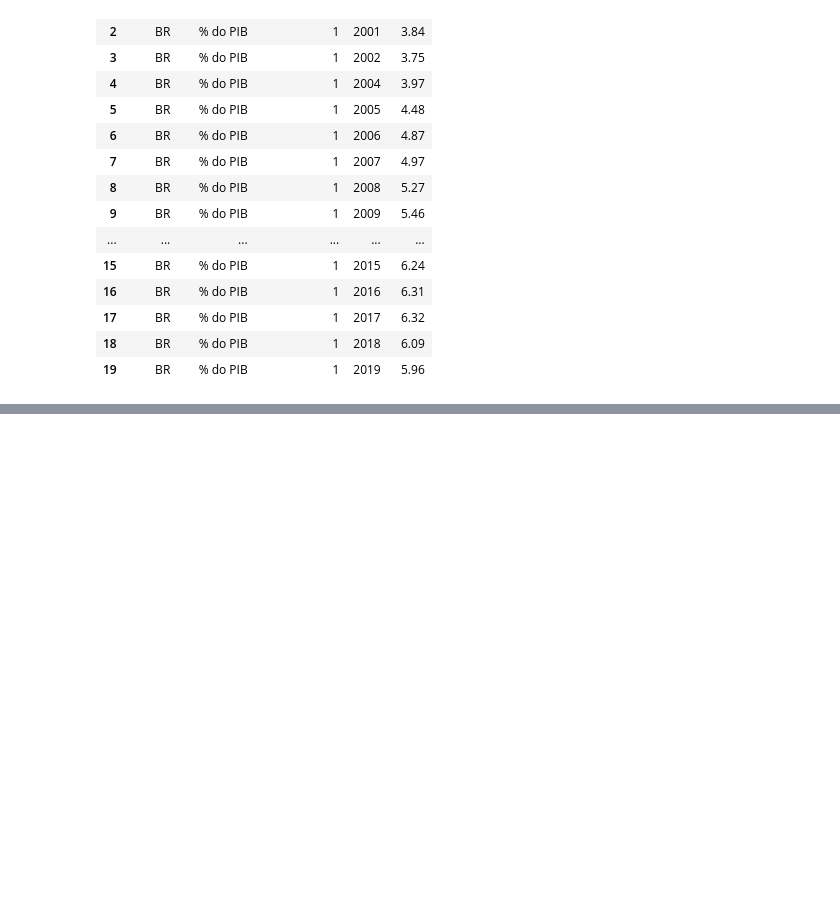
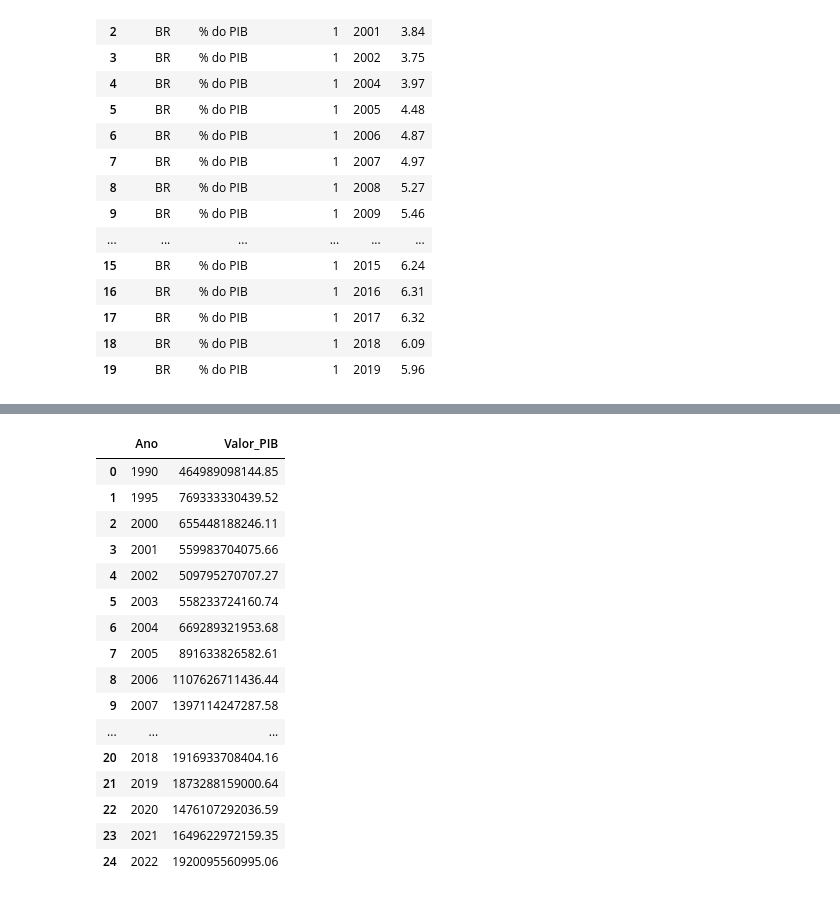
Before and after one commit to MateusCoppi/brasil_education_spending, a Jupyter notebook: etl.ipynb, the cells around one changed output, grey strips where cells are left out. Cells and saved outputs as stored; diff of their text form; code cells hidden in the pictures; blank space fills up the shorter version.

```diff
--- a/etl.ipynb
+++ b/etl.ipynb
@@ -138,0 +195,25 @@ df
+# %%
+df_pib = pd.melt(df_pib, value_name='Valor_PIB', var_name='Ano')
+df_pib = df_pib.dropna()
+# %%
+df_pib.reset_index(inplace=True)
+df_pib = df_pib[['Ano', 'Valor_PIB']]
+df_pib
+# %% [output]
+|  | Ano | Valor_PIB |
+| 0 | 1990 | 464989098144.85 |
+| 1 | 1995 | 769333330439.52 |
+| 2 | 2000 | 655448188246.11 |
+| 3 | 2001 | 559983704075.66 |
+| 4 | 2002 | 509795270707.27 |
+| 5 | 2003 | 558233724160.74 |
+| 6 | 2004 | 669289321953.68 |
+| 7 | 2005 | 891633826582.61 |
+| 8 | 2006 | 1107626711436.44 |
+| 9 | 2007 | 1397114247287.58 |
+| ... | ... | ... |
+| 20 | 2018 | 1916933708404.16 |
+| 21 | 2019 | 1873288159000.64 |
+| 22 | 2020 | 1476107292036.59 |
+| 23 | 2021 | 1649622972159.35 |
+| 24 | 2022 | 1920095560995.06 |
```
Also changed, not shown: parts of 4 cells of this notebook, 1 other file.
